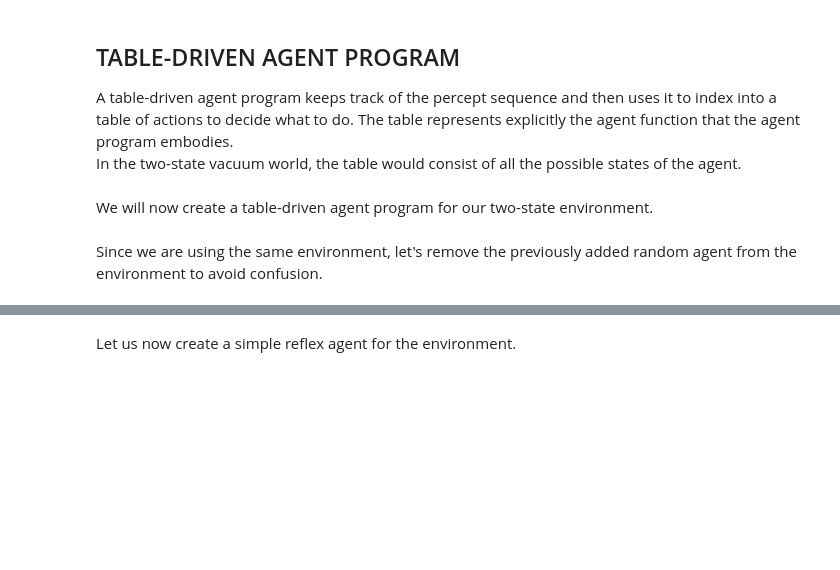
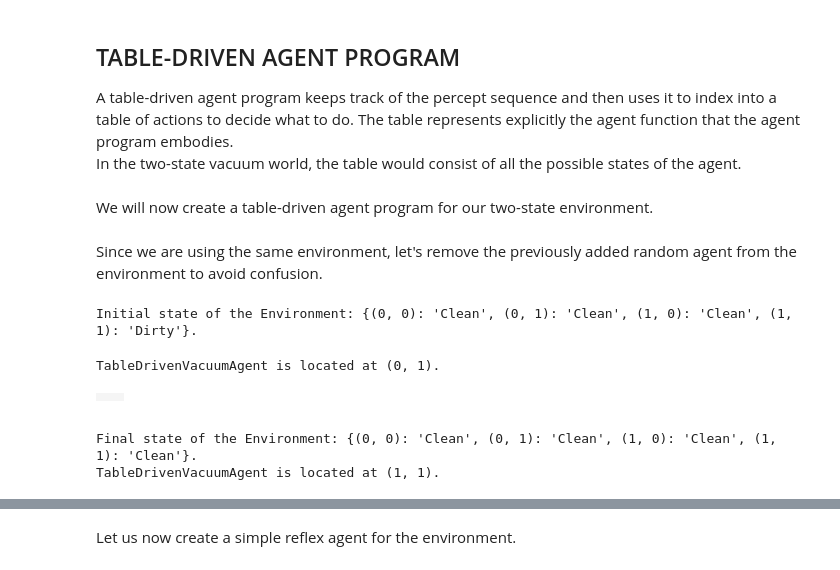
Before and after one commit to naterate/Lab1-AIMA-CS440, a Jupyter notebook: notebooks/vacuum_world.ipynb, the cells around one changed output, grey strips where cells are left out. Saved outputs shown, nothing was run; the diff lists cells and outputs as text; code cells hidden in the pictures; blank space fills up the shorter version.

Commit message:
table-driven agent update

```diff
--- a/notebooks/vacuum_world.ipynb
+++ b/notebooks/vacuum_world.ipynb
@@ -207,0 +213,12 @@ table = {((loc_A, 'Clean'),): 'Right',
+# %%
+table = {
+    ('Dirty',): 'Suck',
+    ('Clean', Direction.D): 'MoveForward',
+    ('Clean', Direction.R): 'MoveForward',
+    ('Clean', Direction.U): 'MoveForward',
+    ('Clean', Direction.L): 'MoveForward',
+    ('Bump', Direction.D): 'TurnLeft',
+    ('Bump', Direction.R): 'TurnLeft',
+    ('Bump', Direction.U): 'TurnLeft',
+    ('Bump', Direction.L): 'TurnLeft'
+}
@@ -209,6 +258,6 @@ table = {((loc_A, 'Clean'),): 'Right',
 We will now create a table-driven agent program for our two-state environment.
 # %%
 # Create a table-driven agent
-table_driven_agent = Agent(program=TableDrivenAgentProgram(table=table))
+table_driven_agent = VacuumAgent2D(TableDriven2DAgentProgram(table))
 # %% [markdown]
 Since we are using the same environment, let's remove the previously added random agent from the environment to avoid confusion.
@@ -217,16 +264,27 @@ trivial_vacuum_env.delete_thing(random_agent)
+# %%
+# Fresh environment so the table-driven agent isn't starting on tiles the random agent already cleaned
+vacuum_env = Vacuum2D()
+print("Initial state of the Environment: {}.".format(vacuum_env.status))
+# %% [output]
+Initial state of the Environment: {(0, 0): 'Clean', (0, 1): 'Clean', (1, 0): 'Clean', (1, 1): 'Dirty'}.
 # %%
 # Add the table-driven agent to the environment
-trivial_vacuum_env.add_thing(table_driven_agent)
+vacuum_env.add_thing(table_driven_agent)
 
 print("TableDrivenVacuumAgent is located at {}.".format(table_driven_agent.location))
+# %% [output]
+TableDrivenVacuumAgent is located at (0, 1).
 # %%
 # Run the environment
-trivial_vacuum_env.step()
+vacuum_env.run()
 
-# Check the current state of the environment
-print("State of the Environment: {}.".format(trivial_vacuum_env.status))
-
+print("Final state of the Environment: {}.".format(vacuum_env.status))
 print("TableDrivenVacuumAgent is located at {}.".format(table_driven_agent.location))
+# %% [output]
+|  |  |
+|  |  |
+Final state of the Environment: {(0, 0): 'Clean', (0, 1): 'Clean', (1, 0): 'Clean', (1, 1): 'Clean'}.
+TableDrivenVacuumAgent is located at (1, 1).
 # %% [markdown]
 ## SIMPLE REFLEX AGENT PROGRAM
 
```
Also changed, not shown: parts of 17 cells of this notebook.
